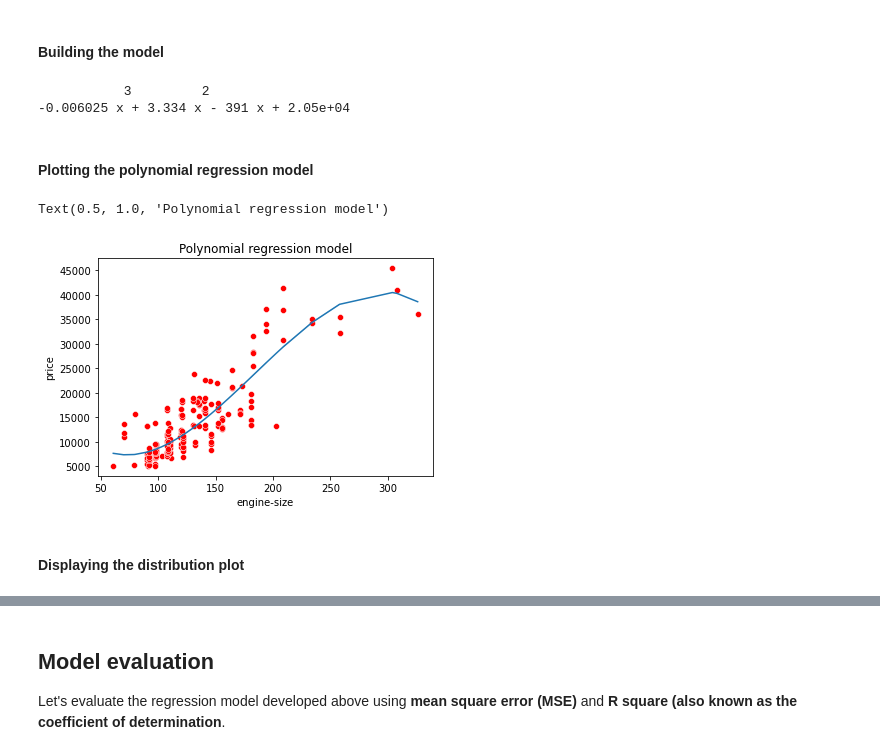
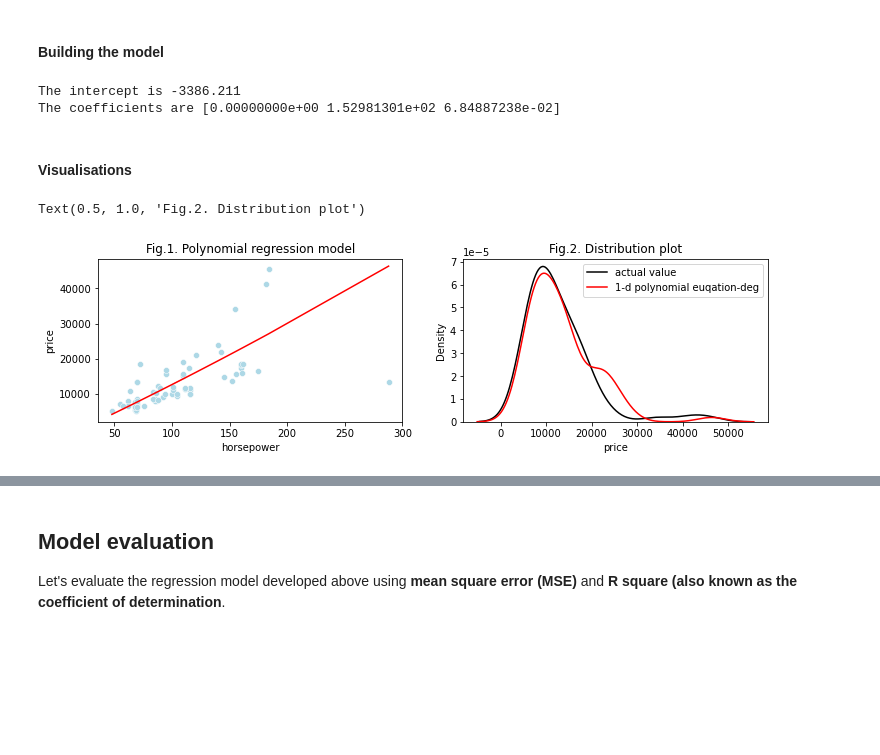
Before and after one commit to Farhad-Davaripour/Step_by_Step_Data_Analysis_Auto_Dataset, a Jupyter notebook: Code_Python.ipynb, the cells around one changed output, grey strips where cells are left out. Drawn from its saved outputs; the diff is of its cells as text; code cells hidden in the pictures; blank space fills up the shorter version.

```diff
--- a/Code_Python.ipynb
+++ b/Code_Python.ipynb
@@ -430,0 +435,5 @@ df_cor[df_cor['price']>0.5].sort_values(by='price').tail(3)
+# %%
+x_data_total = df[cor_list] # all the independent variables
+y_data_total = df['price'] # the target variable
+# %%
+x_train, x_test, y_train, y_test = train_test_split(x_data_total, y_data_total, test_size=0.33, random_state=0)
@@ -479,7 +478,8 @@ plt.legend()
 # %%
-lm.fit(df[cor_list],y) # cor_list includes all the columns names that their correlation coefficients with price is more than 0.5
-intercept_multi=lm.intercept_
-coeff_multi=lm.coef_
+lm_mr = LinearRegression()
+lm_mr.fit(x_train[cor_list],y_train) # cor_list includes all the columns names that their correlation coefficients with price is more than 0.5
+intercept_multi=lm_mr.intercept_
+coeff_multi=lm_mr.coef_
 print(f"""price(hat) = {round(intercept_multi,3)}+({round(coeff_multi[0],3)}*{cor_list[0]})+({round(coeff_multi[1],3)}*{cor_list[1]})+
       ({round(coeff_multi[2],3)}*{cor_list[2]})+({round(coeff_multi[3],3)}*{cor_list[3]})+({round(coeff_multi[4],3)}*{cor_list[4]})+
       ({round(coeff_multi[5],3)}*{cor_list[5]})+({round(coeff_multi[6],3)}*{cor_list[6]})""")
@@ -507,25 +509,32 @@ plt.legend()
 #### Building the model
 # %%
 # 1 dimension polynomial regression
-degree = 3
-independent_var = 'engine-size'
-f = np.polyfit(df[independent_var],y,degree) # training the polynomial model and extracting the coefficients
-p = np.poly1d(f) # converting the coefficients in f in to a polynomial equation
-print(p) # this prints the polynomial equation
+lm_1d_p = PolynomialFeatures(degree=2)
+lm_1d_lr= LinearRegression()
+x_train_1d_pr = lm_1d_p.fit_transform(x_train[['horsepower']])
+x_test_1d_pr = lm_1d_p.fit_transform(x_test[['horsepower']])
+lm_1d_lr.fit(x_train_1d_pr,y_train)
+print(f"The intercept is {round(lm_1d_lr.intercept_,3)}")
+print(f"The coefficients are {lm_1d_lr.coef_}")
 # %% [output]
-           3         2
--0.006025 x + 3.334 x - 391 x + 2.05e+04
+The intercept is -3386.211
+The coefficients are [0.00000000e+00 1.52981301e+02 6.84887238e-02]
 # %% [markdown]
-#### Plotting the polynomial regression model
+#### Visualisations
 # %%
 %%capture --no-display
-x_data = df[independent_var].to_numpy()
-yhat_p = p(x_data) # applying the polynomial equation to the elements in x_data
-sns.lineplot(x_data, yhat_p)
-sns.scatterplot(df[independent_var], y,color='red')
-plt.title('Polynomial regression model')
+## Plotting the 1  dimensional polynomial regression model
+fig, ax = plt.subplots(1,2,figsize=(12,3))
+yhat_1d_p = lm_1d_lr.predict(x_test_1d_pr)
+sns.lineplot(x_test['horsepower'], yhat_1d_p,color='red',ax=ax[0])
+sns.scatterplot(x_test['horsepower'], y_test,color='lightblue',ax=ax[0])
+ax[0].set_title('Fig.1. Polynomial regression model')
+## Distribution plot
+yhat_mlr = lm_mr.predict(x_test[cor_list])
+sns.distplot(y_test, hist=False,color='black',label="actual value",ax=ax[1])
+sns.distplot(yhat_1d_p, hist=False,color='red',label="1-d polynomial euqation-deg",ax=ax[1])
+ax[1].legend()
+ax[1].set_title('Fig.2. Distribution plot')
 # %% [output]
-Text(0.5, 1.0, 'Polynomial regression model')
+Text(0.5, 1.0, 'Fig.2. Distribution plot')
-[figure, old version]
+[figure, new version]
-# %% [markdown]
-#### Displaying the distribution plot
```
Also changed, not shown: parts of 58 cells of this notebook.
